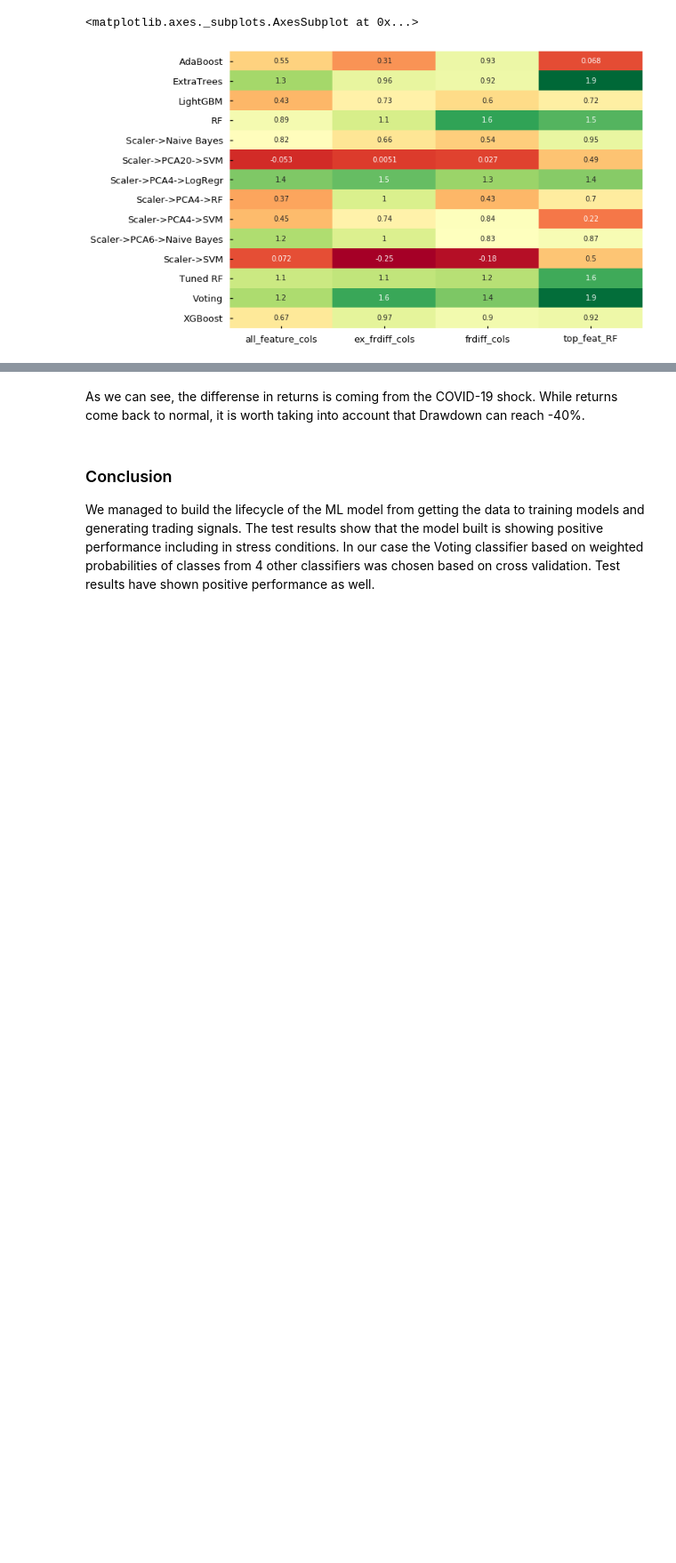
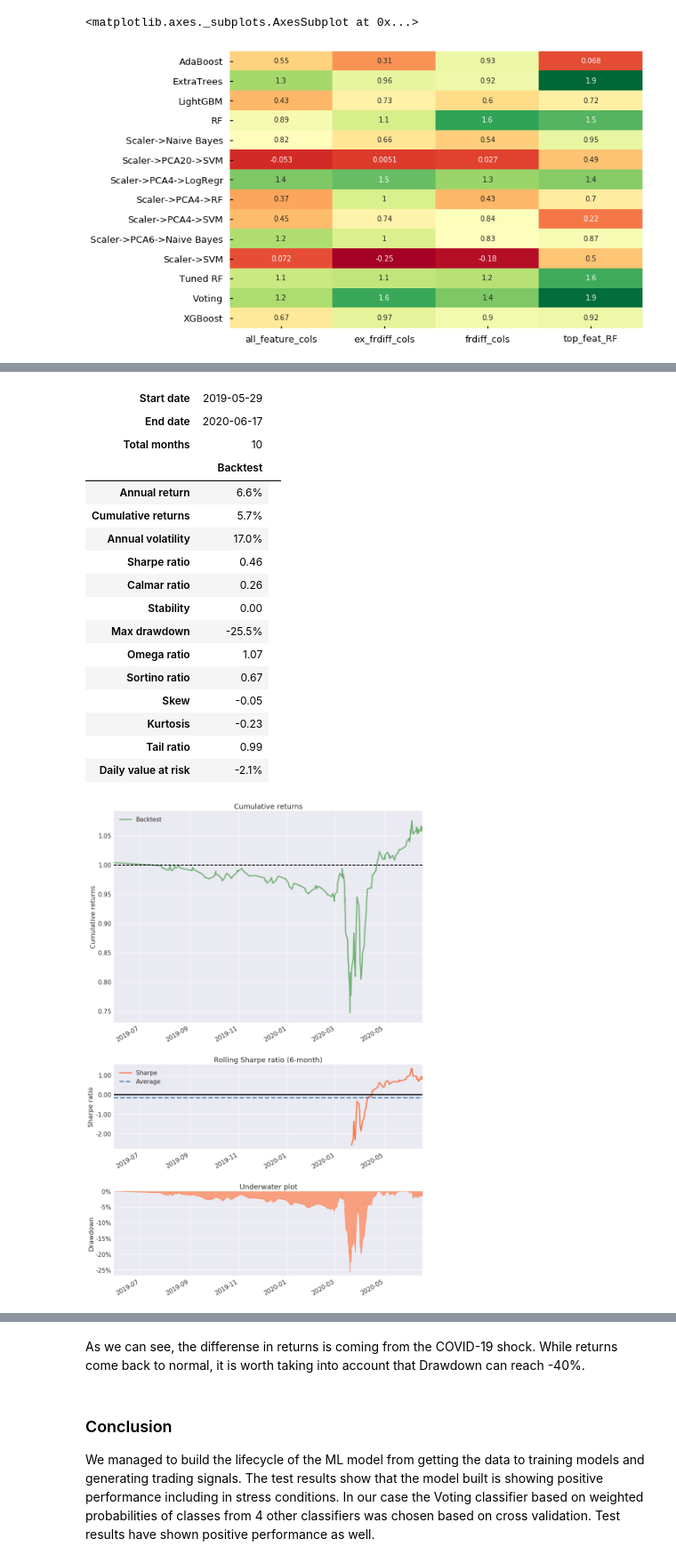
Before and after one commit to schigrinov/capstone, a Jupyter notebook: notebooks/WQU Capstone - Notebook 7 - Training and testing.ipynb, the cells around one changed output, grey strips where cells are left out. Shown at 89% size. Saved outputs shown, nothing was run; the diff lists cells and outputs as text; code cells hidden in the pictures; blank space fills up the shorter version.

```diff
--- a/notebooks/WQU Capstone - Notebook 7 - Training and testing.ipynb
+++ b/notebooks/WQU Capstone - Notebook 7 - Training and testing.ipynb
@@ -316,0 +357,21 @@ Let's explore the highest and the lowest returns, for GBP/USD and AUD/JPY respec
+# %%
+create_simple_tear_sheet(rtns_test['AUD/CAD'][features][model])
+# %% [output]
+| Start date | 2019-05-29 |  |
+| End date | 2020-06-17 |  |
+| Total months | 10 |  |
+|  | Backtest |
+| Annual return | 6.6% |
+| Cumulative returns | 5.7% |
+| Annual volatility | 17.0% |
+| Sharpe ratio | 0.46 |
+| Calmar ratio | 0.26 |
+| Stability | 0.00 |
+| Max drawdown | -25.5% |
+| Omega ratio | 1.07 |
+| Sortino ratio | 0.67 |
+| Skew | -0.05 |
+| Kurtosis | -0.23 |
+| Tail ratio | 0.99 |
+| Daily value at risk | -2.1% |
+[figure, added]
```
Also changed, not shown: parts of 32 cells of this notebook.
